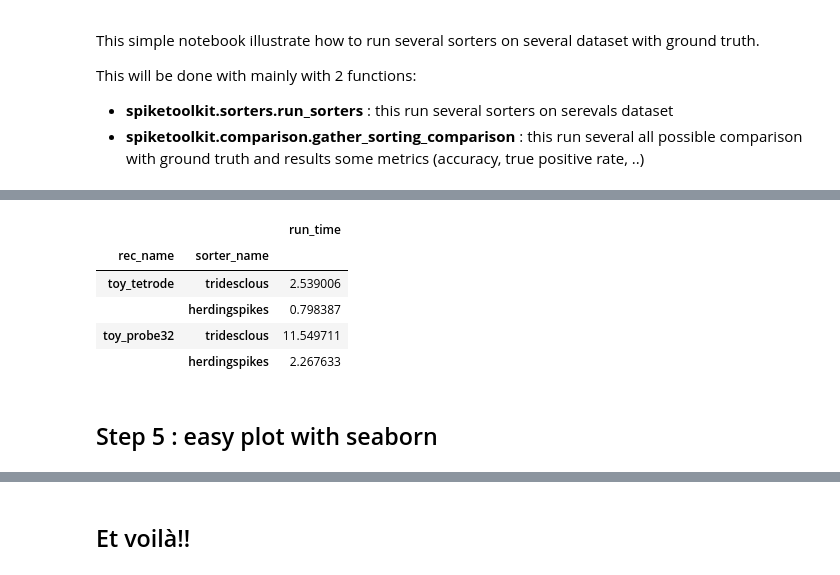
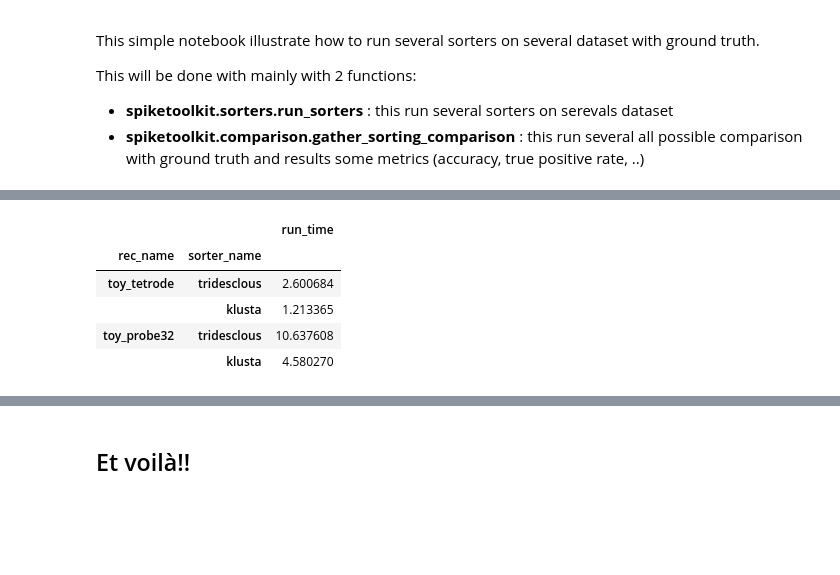
Before and after one commit to SpikeInterface/spiketoolkit, a Jupyter notebook: examples/sorter_comparison.ipynb, the cells around one changed output, grey strips where cells are left out. Drawn from its saved outputs; the diff is of its cells as text; code cells hidden in the pictures; blank space fills up the shorter version.

Commit message:
Fix gather comparison and finalize example/sorter_comparison

```diff
--- a/examples/sorter_comparison.ipynb
+++ b/examples/sorter_comparison.ipynb
@@ -31,7 +35,7 @@ rec1, gt_sorting1 = se.example_datasets.toy_example(num_channels=32, duration=30
 # this cell is really verbose due to some sorter so switch off output console
 
 recording_dict = {'toy_tetrode' : rec0, 'toy_probe32': rec1}
-sorter_list = ['tridesclous', 'herdingspikes',]
+sorter_list = ['tridesclous', 'klusta',]
 path = 'comparison_example/'
 working_folder = path + '/working_folder'
 
@@ -92,4 +64,4 @@ total run time 18.484779849999995
 # %%
 ground_truths = {'toy_tetrode': gt_sorting0, 'toy_probe32': gt_sorting1}
 
-comp_dataframes = st.comparison.gather_sorting_comparison(working_folder, ground_truths,use_multi_index=True)
+comparisons, dataframes = st.comparison.gather_sorting_comparison(working_folder, ground_truths,use_multi_index=True)
@@ -107,11 +96,9 @@ comp_dataframes['performances']
 # %%
-comp_dataframes['run_times']
+dataframes['run_times']
 # %% [output]
 |  |  | run_time |
 | rec_name | sorter_name |  |
-| toy_tetrode | tridesclous | 2.539006 |
-|  | herdingspikes | 0.798387 |
-| toy_probe32 | tridesclous | 11.549711 |
-|  | herdingspikes | 2.267633 |
+| toy_tetrode | tridesclous | 2.600684 |
+|  | klusta | 1.213365 |
+| toy_probe32 | tridesclous | 10.637608 |
+|  | klusta | 4.580270 |
-# %% [markdown]
-## Step 5 : easy plot with seaborn
```
Also changed, not shown: parts of 18 cells of this notebook, 4 other files.
